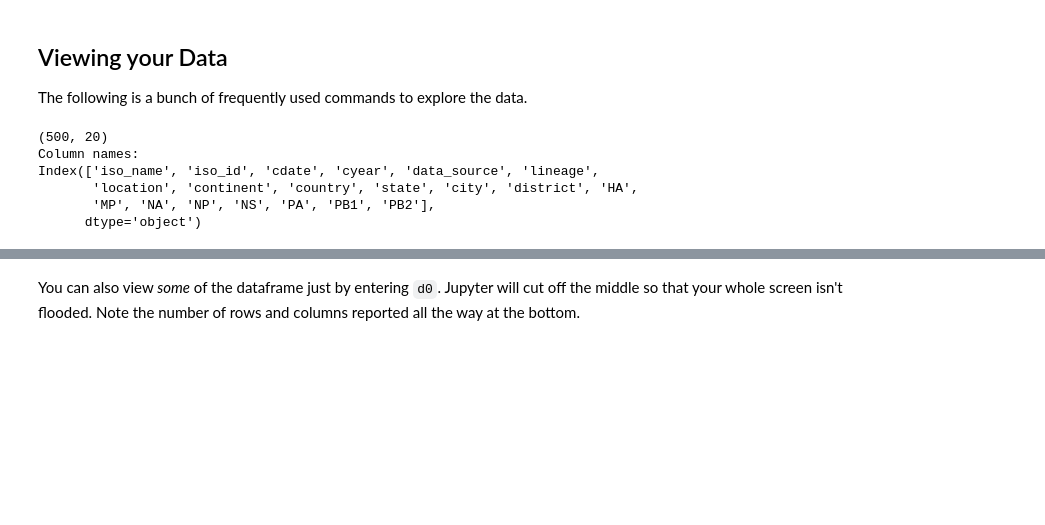
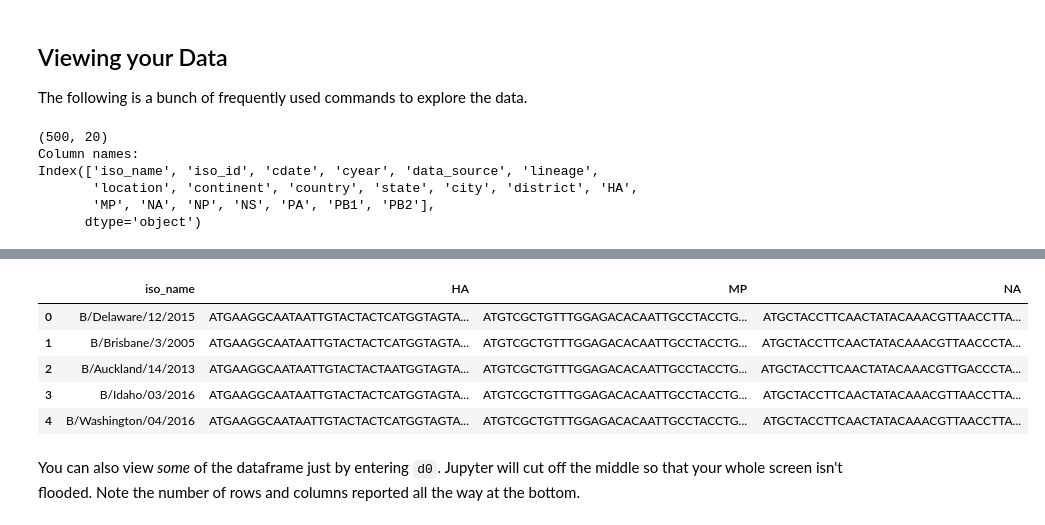
Before and after one commit to vjlab/resources, a Jupyter notebook: content/Tutorial - Pandas.ipynb, the cells around one changed output, grey strips where cells are left out. Drawn from its saved outputs; the diff is of its cells as text; code cells hidden in the pictures; blank space fills up the shorter version.

```diff
--- a/content/Tutorial - Pandas.ipynb
+++ b/content/Tutorial - Pandas.ipynb
@@ -102,2 +61,13 @@ d0.head(10)
+# %%
+# Or select multiple columns from d0 using a list of column names as input:
+d_temp = d0[["iso_name", "HA", "MP", "NA"]]
+d_temp.head()
+# %% [output]
+|  | iso_name | HA | MP | NA |
+| 0 | B/Delaware/12/2015 | ATGAAGGCAATAATTGTACTACTCATGGTAGTA... | ATGTCGCTGTTTGGAGACACAATTGCCTACCTG... | ATGCTACCTTCAACTATACAAACGTTAACCTTA... |
+| 1 | B/Brisbane/3/2005 | ATGAAGGCAATAATTGTACTACTCATGGTAGTA... | ATGTCGCTGTTTGGAGACACAATTGCCTACCTG... | ATGCTACCTTCAACTATACAAACGTTAACCCTA... |
+| 2 | B/Auckland/14/2013 | ATGAAGGCAATAATTGTACTACTAATGGTAGTA... | ATGTCGCTGTTTGGAGACACAATTGCCTACCTG... | ATGCTACCTTCAACTATACAAACGTTGACCCTA... |
+| 3 | B/Idaho/03/2016 | ATGAAGGCAATAATTGTACTACTCATGGTAGTA... | ATGTCGCTGTTTGGAGACACAATTGCCTACCTG... | ATGCTACCTTCAACTATACAAACGTTAACCTTA... |
+| 4 | B/Washington/04/2016 | ATGAAGGCAATAATTGTACTACTCATGGTAGTA... | ATGTCGCTGTTTGGAGACACAATTGCCTACCTG... | ATGCTACCTTCAACTATACAAACGTTAACCTTA... |
 # %% [markdown]
 You can also view *some* of the dataframe just by entering `d0`. Jupyter will cut off the middle so that your whole screen isn't flooded. Note the number of rows and columns reported all the way at the bottom.
```
Also changed, not shown: parts of 6 cells of this notebook.
